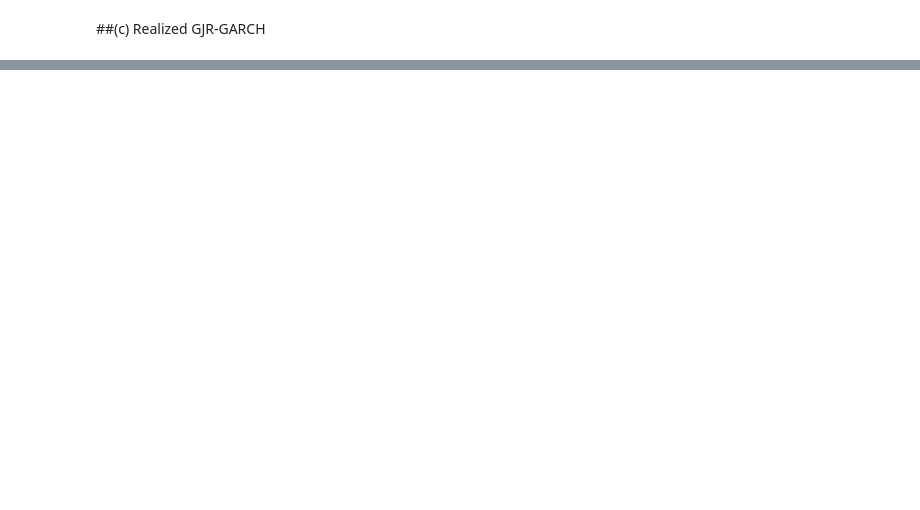
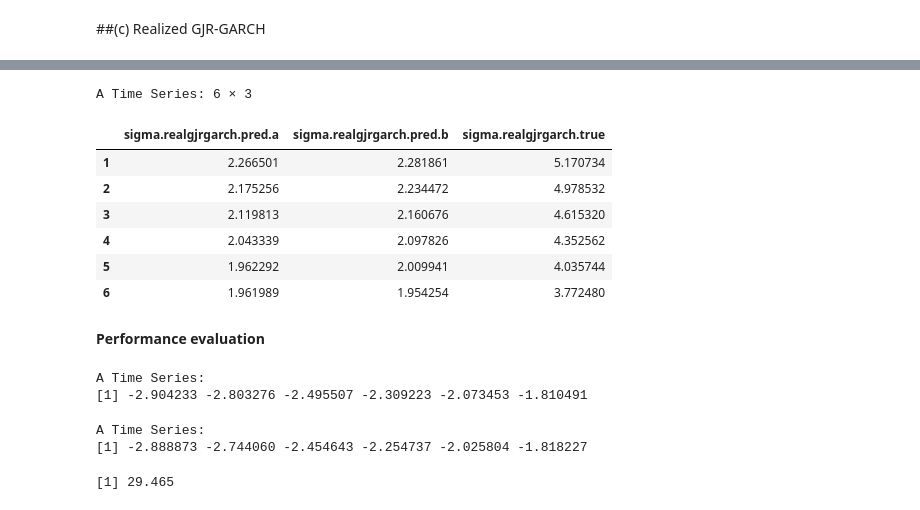
Before and after one commit to cristianegea/GARCH-models, a Jupyter notebook: GARCH_Brazil.ipynb, the cells around one changed output, grey strips where cells are left out. Saved outputs shown, nothing was run; the diff lists cells and outputs as text; code cells hidden in the pictures; blank space fills up the shorter version.

```diff
--- a/GARCH_Brazil.ipynb
+++ b/GARCH_Brazil.ipynb
@@ -1764,0 +1971,7 @@ Signif. codes:  0 ‘***’ 0.001 ‘**’ 0.01 ‘*’ 0.05 ‘.’ 0.1 ‘ ’
+# %%
+# Model adjustment
+realgjrgarch.fit.pred <- ugarchfit(realgarch.spec,
+                                  BVSP.df$BVSP.Return,
+                                  out.sample = dim(BVSP.df.out)[1],
+                                  solver = 'hybrid',
+                                  realizedVol = BVSP.df$BVSP.VolGJRGARCH)
@@ -1764,0 +1986,29 @@ Signif. codes:  0 ‘***’ 0.001 ‘**’ 0.01 ‘*’ 0.05 ‘.’ 0.1 ‘ ’
+# %%
+# Forecast calculated using specification
+realgjrgarch.pred.b <- ugarchforecast(realgjrgarch.spec.pred,
+                                     n.ahead = 1,
+                                     n.roll = dim(BVSP.df.out)[1],
+                                     data = BVSP.df$BVSP.Return,
+                                     out.sample = dim(BVSP.df.out)[1],
+                                     realizedVol = BVSP.df$BVSP.VolRealGJRGARCH)
+
+realgjrgarch.forecast.b <- xts(sigma(realgjrgarch.pred.b)[1,],
+                               move(as.Date(names(sigma(realgjrgarch.pred.b)[1,])), by = 1))
+# %%
+# Model filtering
+realgjrgarch.filt.pred <- ugarchfilter(realgjrgarch.spec.pred,
+                                      data = BVSP.df$BVSP.Return,
+                                      n.old = nrow(BVSP.df) - dim(BVSP.df.out)[1],
+                                      realizedVol = BVSP.df$BVSP.VolRealGJRGARCH)
+
+realgjrgarch.filt <- tail(sigma(realgjrgarch.filt.pred), dim(BVSP.df.out)[1])
+# %%
+# Comparative
+colnames(realgjrgarch.filt) <- 'filter'
+colnames(realgjrgarch.forecast.a) <- 'forecast1'
+colnames(realgjrgarch.forecast.b) <- 'forecast2'
+
+realgjrgarch.ftest <- cbind(realgjrgarch.filt,
+                            realgjrgarch.forecast.a,
+                            realgjrgarch.forecast.b)
+head(round(realgjrgarch.ftest, digits = 4))
@@ -1764,0 +2023,41 @@ Signif. codes:  0 ‘***’ 0.001 ‘**’ 0.01 ‘*’ 0.05 ‘.’ 0.1 ‘ ’
+# %%
+sigma.realgjrgarch.pred.a <- ts(realgjrgarch.forecast.a[-1,])
+sigma.realgjrgarch.pred.b <- ts(realgjrgarch.forecast.b[-1,])
+sigma.realgjrgarch.true <- ts(BVSP.df.out$BVSP.VolRealGJRGARCH)
+
+sigma.realgjrgarch <- na.omit(cbind(sigma.realgjrgarch.pred.a,
+                                    sigma.realgjrgarch.pred.b,
+                                    sigma.realgjrgarch.true))
+head(sigma.realgjrgarch)
+# %% [output]
+A Time Series: 6 × 3
+|  | sigma.realgjrgarch.pred.a | sigma.realgjrgarch.pred.b | sigma.realgjrgarch.true |
+| 1 | 2.266501 | 2.281861 | 5.170734 |
+| 2 | 2.175256 | 2.234472 | 4.978532 |
+| 3 | 2.119813 | 2.160676 | 4.615320 |
+| 4 | 2.043339 | 2.097826 | 4.352562 |
+| 5 | 1.962292 | 2.009941 | 4.035744 |
+| 6 | 1.961989 | 1.954254 | 3.772480 |
+# %% [markdown]
+**Performance evaluation**
+# %%
+# Forecast Error - Forecast a
+realgjrgarch.error.a <- sigma.realgjrgarch[,'sigma.realgjrgarch.pred.a'] - sigma.realgjrgarch[,'sigma.realgjrgarch.true']
+head(realgjrgarch.error.a)
+# %% [output]
+A Time Series:
+[1] -2.904233 -2.803276 -2.495507 -2.309223 -2.073453 -1.810491
+# %%
+# Forecast Error - Forecast b
+realgjrgarch.error.b <- sigma.realgjrgarch[,'sigma.realgjrgarch.pred.b'] - sigma.realgjrgarch[,'sigma.realgjrgarch.true']
+head(realgjrgarch.error.b)
+# %% [output]
+A Time Series:
+[1] -2.888873 -2.744060 -2.454643 -2.254737 -2.025804 -1.818227
+# %%
+# Mean Square Error Loss - Forecast a
+realgjrgarch.mse.a <- MSE(sigma.realgjrgarch[,'sigma.realgjrgarch.pred.a'],
+                          sigma.realgjrgarch[,'sigma.realgjrgarch.true'])
+round(realgjrgarch.mse.a, digits = 3)
+# %% [output]
+[1] 29.465
```
Also changed, not shown: parts of 39 cells of this notebook.
